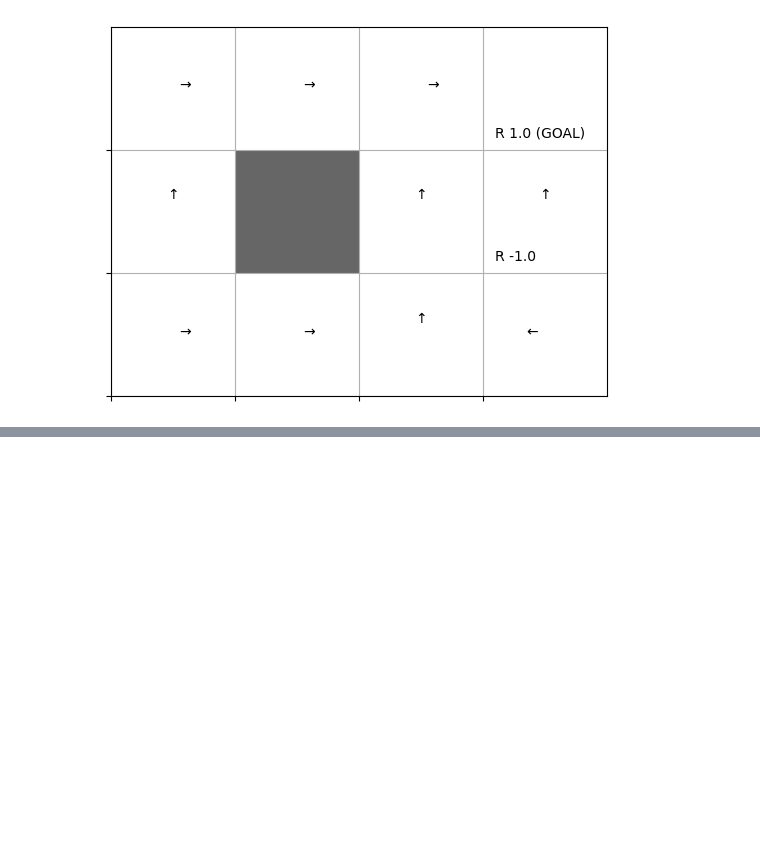
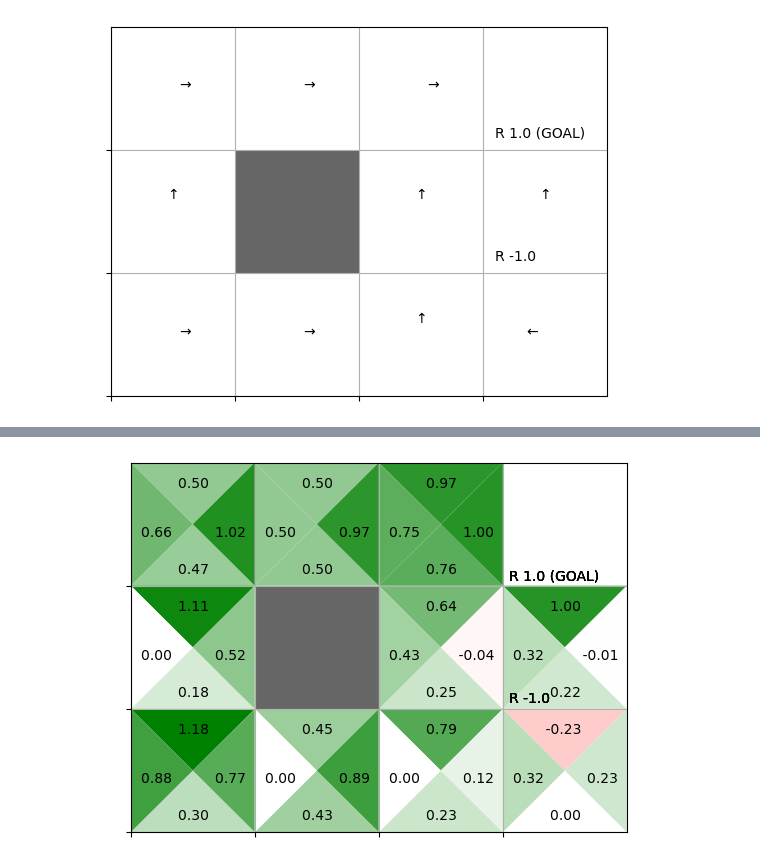
Before and after one commit to LABO-M/zerotuku4, a Jupyter notebook: ch05/chapter5.ipynb, the cells around one changed output, grey strips where cells are left out. Drawn from its saved outputs; the diff is of its cells as text; code cells hidden in the pictures; blank space fills up the shorter version.

```diff
--- a/ch05/chapter5.ipynb
+++ b/ch05/chapter5.ipynb
@@ -373,0 +429,10 @@ env.render_q(agent.Q)
+# %%
+b = np.array([0.2, 0.2, 0.6])
+samples = []
+for _ in range(n):
+    idx = np.arange(len(b))  # [0, 1, 2]
+    i = np.random.choice(idx, p=b)
+    s = x[i]
+    rho = pi[i] / b[i]
+    samples.append(rho * s)
+print('IS: {:.2f} (var: {:.2f})'.format(np.mean(samples), np.var(samples)))
@@ -373,0 +511,80 @@ env.render_q(agent.Q)
+# %%
+import numpy as np
+from dezerogym.gridworld import GridWorld
+from collections import defaultdict
+
+def greedy_probs(Q, state, epsilon=0, action_size=4):
+    qs = [Q[(state, action)] for action in range(action_size)]
+    max_action = np.argmax(qs)
+
+    base_prob = epsilon / action_size
+    action_probs = {action: base_prob for action in range(action_size)}  #{0: ε/4, 1: ε/4, 2: ε/4, 3: ε/4}
+    action_probs[max_action] += (1 - epsilon)
+    return action_probs
+
+class McOffPolicyAgent:
+    def __init__(self):
+        self.gamma = 0.9
+        self.epsilon = 0.1
+        self.alpha = 0.2
+        self.action_size = 4
+
+        random_actions = {0: 0.25, 1: 0.25, 2: 0.25, 3: 0.25}
+        self.pi = defaultdict(lambda: random_actions)
+        self.b = defaultdict(lambda: random_actions) # 修正点１
+        self.Q = defaultdict(lambda: 0)
+        self.memory = []
+
+    def get_action(self, state):
+        action_probs = self.b[state] # 修正点２行動を取得
+        actions = list(action_probs.keys())
+        probs = list(action_probs.values())
+        return np.random.choice(actions, p=probs)
+
+    def add(self, state, action, reward):
+        data = (state, action, reward)
+        self.memory.append(data)
+
+    def reset(self):
+        self.memory.clear()
+
+    def update(self):
+        G = 0
+        rho = 1
+
+        for data in reversed(self.memory):
+            state, action, reward = data
+            key = (state, action)
+
+            # 3,重要度サンプリングの更新
+            G = self.gamma * rho * G + reward
+            self.Q[key] += (G - self.Q[key]) * self.alpha
+            rho *= self.pi[state][action] / self.b[state][action]
+
+            # 4,方策の更新
+            self.pi[state] = greedy_probs(self.Q, state, epsilon=0) # 完全なgreedy化
+            self.b[state] = greedy_probs(self.Q, state, self.epsilon)
+
+
+env = GridWorld()
+agent = McOffPolicyAgent()
+
+episodes = 10000
+for episode in range(episodes):
+    state = env.reset()
+    agent.reset()
+
+    while True:
+        action = agent.get_action(state)
+        next_state, reward, done = env.step(action)
+
+        agent.add(state, action, reward)
+        if done:
+            agent.update()
+            break
+
+        state = next_state
+
+env.render_q(agent.Q)
+# %% [output]
+[figure, added]
```
Also changed, not shown: parts of 11 cells of this notebook, 4 other files.
